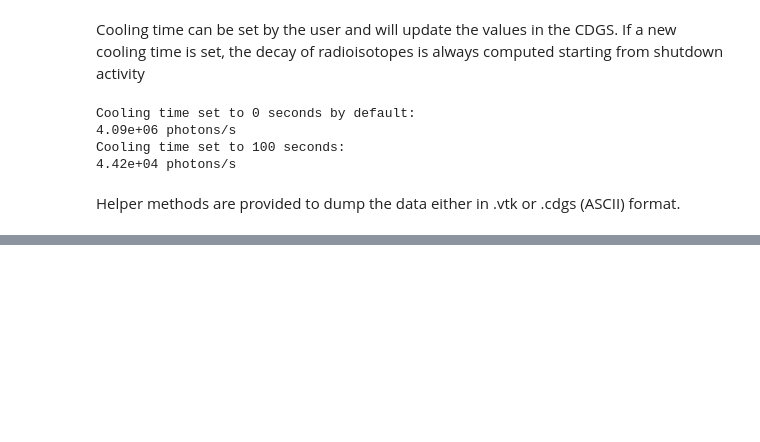
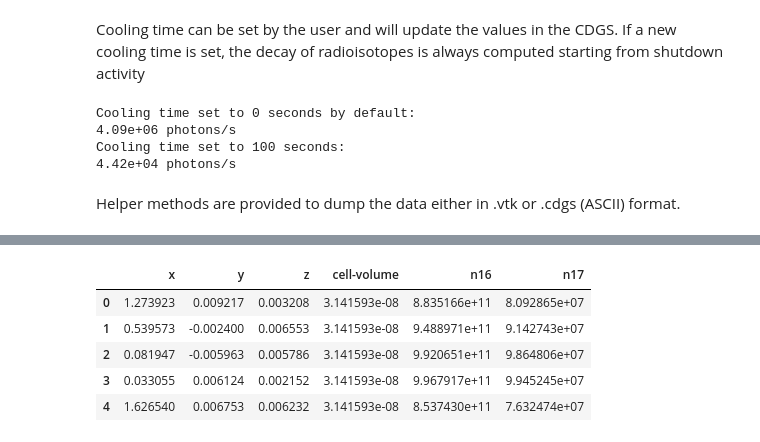
Before and after one commit to Fusion4Energy/F4Enix, a Jupyter notebook: docs/source/examples/output/jupyters/cdgs.ipynb, the cells around one changed output, grey strips where cells are left out. Saved outputs shown, nothing was run; the diff lists cells and outputs as text; code cells hidden in the pictures; blank space fills up the shorter version.

Commit message:
add multiCDGS

```diff
--- a/docs/source/examples/output/jupyters/cdgs.ipynb
+++ b/docs/source/examples/output/jupyters/cdgs.ipynb
@@ -425,0 +442,35 @@ cdgs.to_cdgs(tmp_dir + "/cdgs_export_all.cdgs", 'all')
+# %%
+import logging
+import numpy as np
+import pandas as pd
+from f4enix.output.cdgs import MultiCDGS
+
+rng = np.random.default_rng(0)
+n = 20000              # cloud points per leg
+r, length = 0.01, 2.0  # pipe radius and leg length [m]
+
+
+def leg(axis: str) -> tuple[np.ndarray, np.ndarray]:
+    """Random points filling a pipe leg, and their distance along the flow."""
+    s = rng.uniform(0, length, n)
+    rho, phi = r * np.sqrt(rng.uniform(0, 1, n)), rng.uniform(0, 2 * np.pi, n)
+    a, b = rho * np.cos(phi), rho * np.sin(phi)
+    xyz = {"x": (s, a, b), "y": (a + length, s, b)}[axis]
+    return np.c_[xyz], s
+
+
+p1, s1 = leg("x")
+p2, s2 = leg("y")
+transit = np.r_[s1, length + s2] / 1.0  # time since the irradiation at 1 m/s [s]
+pipe = pd.DataFrame(np.r_[p1, p2], columns=["x", "y", "z"])
+pipe["cell-volume"] = np.pi * r**2 * length / n  # m3
+pipe["n16"] = 1e12 * np.exp(-np.log(2) / 7.13 * transit)  # atom/m3
+pipe["n17"] = 1e8 * np.exp(-np.log(2) / 4.173 * transit)  # atom/m3
+pipe.head()
+# %% [output]
+|  | x | y | z | cell-volume | n16 | n17 |
+| 0 | 1.273923 | 0.009217 | 0.003208 | 3.141593e-08 | 8.835166e+11 | 8.092865e+07 |
+| 1 | 0.539573 | -0.002400 | 0.006553 | 3.141593e-08 | 9.488971e+11 | 9.142743e+07 |
+| 2 | 0.081947 | -0.005963 | 0.005786 | 3.141593e-08 | 9.920651e+11 | 9.864806e+07 |
+| 3 | 0.033055 | 0.006124 | 0.002152 | 3.141593e-08 | 9.967917e+11 | 9.945245e+07 |
+| 4 | 1.626540 | 0.006753 | 0.006232 | 3.141593e-08 | 8.537430e+11 | 7.632474e+07 |
```
Also changed, not shown: parts of 6 cells of this notebook.
